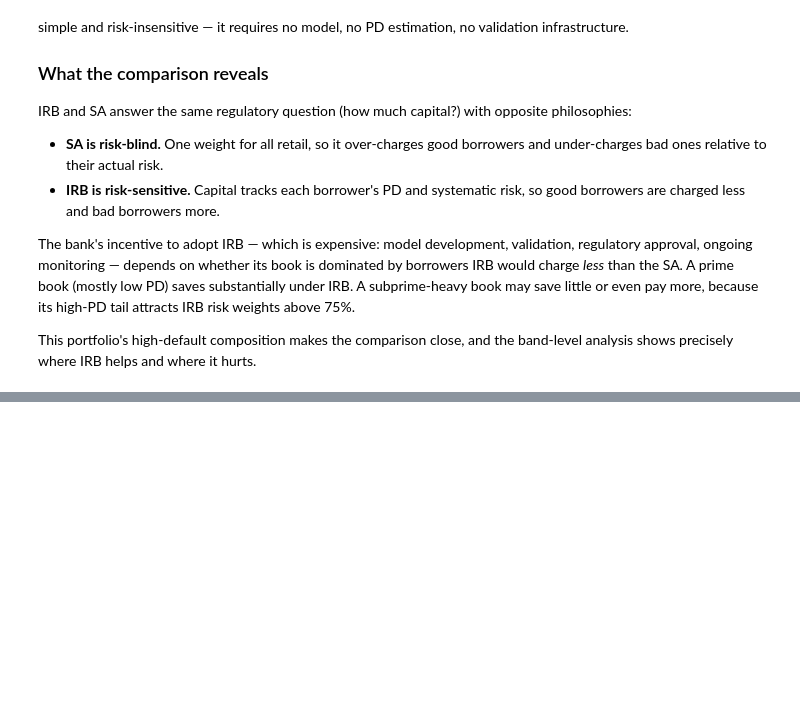
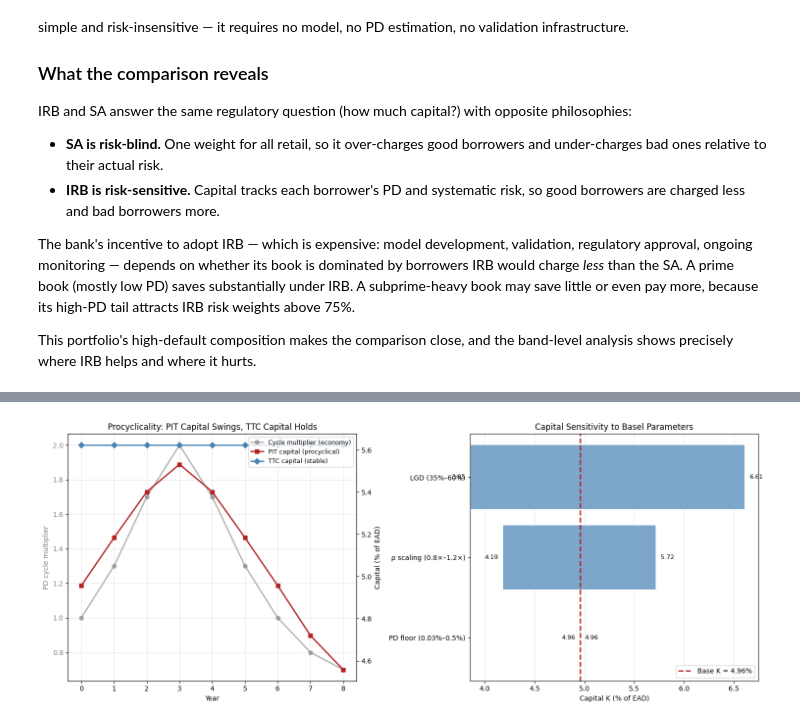
Before and after one commit to eavila-economist/Simple-credit-risk-model, a Jupyter notebook: notebooks/06_Basel_IRB_Capital.ipynb, the cells around one changed output, grey strips where cells are left out. Saved outputs shown, nothing was run; the diff lists cells and outputs as text; code cells hidden in the pictures; blank space fills up the shorter version.

```diff
--- a/notebooks/06_Basel_IRB_Capital.ipynb
+++ b/notebooks/06_Basel_IRB_Capital.ipynb
@@ -904,0 +1187,64 @@ This portfolio's high-default composition makes the comparison close, and the ba
+# %%
+fig, axes = plt.subplots(1, 2, figsize=(15, 6))
+
+# Panel 1: the cycle and capital paths
+ax = axes[0]
+ax2 = ax.twinx()
+ax.plot(cycle_years, cycle_multiplier, 'o-', color='gray', linewidth=2,
+        label='Cycle multiplier (economy)', alpha=0.6)
+ax.set_ylabel('PD cycle multiplier', color='gray')
+ax.set_xlabel('Year')
+ax.tick_params(axis='y', labelcolor='gray')
+
+ax2.plot(cycle_years, pit_capital_path * 100, 's-', color='firebrick', linewidth=2,
+         label='PIT capital (procyclical)')
+ax2.plot(cycle_years, ttc_capital_path * 100, 'D-', color='steelblue', linewidth=2,
+         label='TTC capital (stable)')
+ax2.set_ylabel('Capital (% of EAD)')
+ax2.tick_params(axis='y')
+
+# Combined legend
+lines1, labels1 = ax.get_legend_handles_labels()
+lines2, labels2 = ax2.get_legend_handles_labels()
+ax2.legend(lines1 + lines2, labels1 + labels2, loc='upper right', fontsize=9)
+ax.set_title('Procyclicality: PIT Capital Swings, TTC Capital Holds')
+ax.grid(alpha=0.3)
+
+# Panel 2: parameter sensitivity tornado
+ax = axes[1]
+base_K = portfolio['K'].mean()
+
+def portfolio_K_with(lgd=None, floor=None, rho_scale=1.0):
+    pd_v = portfolio['pd_pit'].values
+    l = lgd if lgd is not None else BASEL['LGD']
+    f = floor if floor is not None else BASEL['pd_floor']
+    pd_f = np.maximum(pd_v, f)
+    rho = basel_retail_correlation(pd_f) * rho_scale
+    K, _ = asrf_capital(pd_f, l, np.clip(rho, 0.001, 0.999), BASEL['confidence'])
+    return K.mean()
+
+sens = {
+    'LGD (35%–60%)':        (portfolio_K_with(lgd=0.35), portfolio_K_with(lgd=0.60)),
+    'PD floor (0.03%–0.5%)': (portfolio_K_with(floor=0.0003), portfolio_K_with(floor=0.005)),
+    'ρ scaling (0.8×–1.2×)': (portfolio_K_with(rho_scale=0.8), portfolio_K_with(rho_scale=1.2)),
+}
+sens_sorted = sorted(sens.items(), key=lambda kv: abs(kv[1][1]-kv[1][0]))
+for i, (name, (lo, hi)) in enumerate(sens_sorted):
+    left, right = min(lo, hi)*100, max(lo, hi)*100
+    ax.barh(i, right-left, left=left, color='steelblue', alpha=0.7)
+    ax.text(left-0.05, i, f'{left:.2f}', va='center', ha='right', fontsize=9)
+    ax.text(right+0.05, i, f'{right:.2f}', va='center', ha='left', fontsize=9)
+ax.axvline(base_K*100, color='firebrick', linestyle='--', linewidth=2,
+           label=f'Base K = {base_K*100:.2f}%')
+ax.set_yticks(range(len(sens_sorted)))
+ax.set_yticklabels([n for n, _ in sens_sorted])
+ax.set_xlabel('Capital K (% of EAD)')
+ax.set_title('Capital Sensitivity to Basel Parameters')
+ax.legend(loc='lower right')
+ax.grid(axis='x', alpha=0.3)
+
+plt.tight_layout()
+plt.savefig('../outputs/figures/06_procyclicality_sensitivity.png', dpi=120, bbox_inches='tight')
+plt.show()
+# %% [output]
+[figure, added]
```
Also changed, not shown: parts of 9 cells of this notebook, 2 other files.
